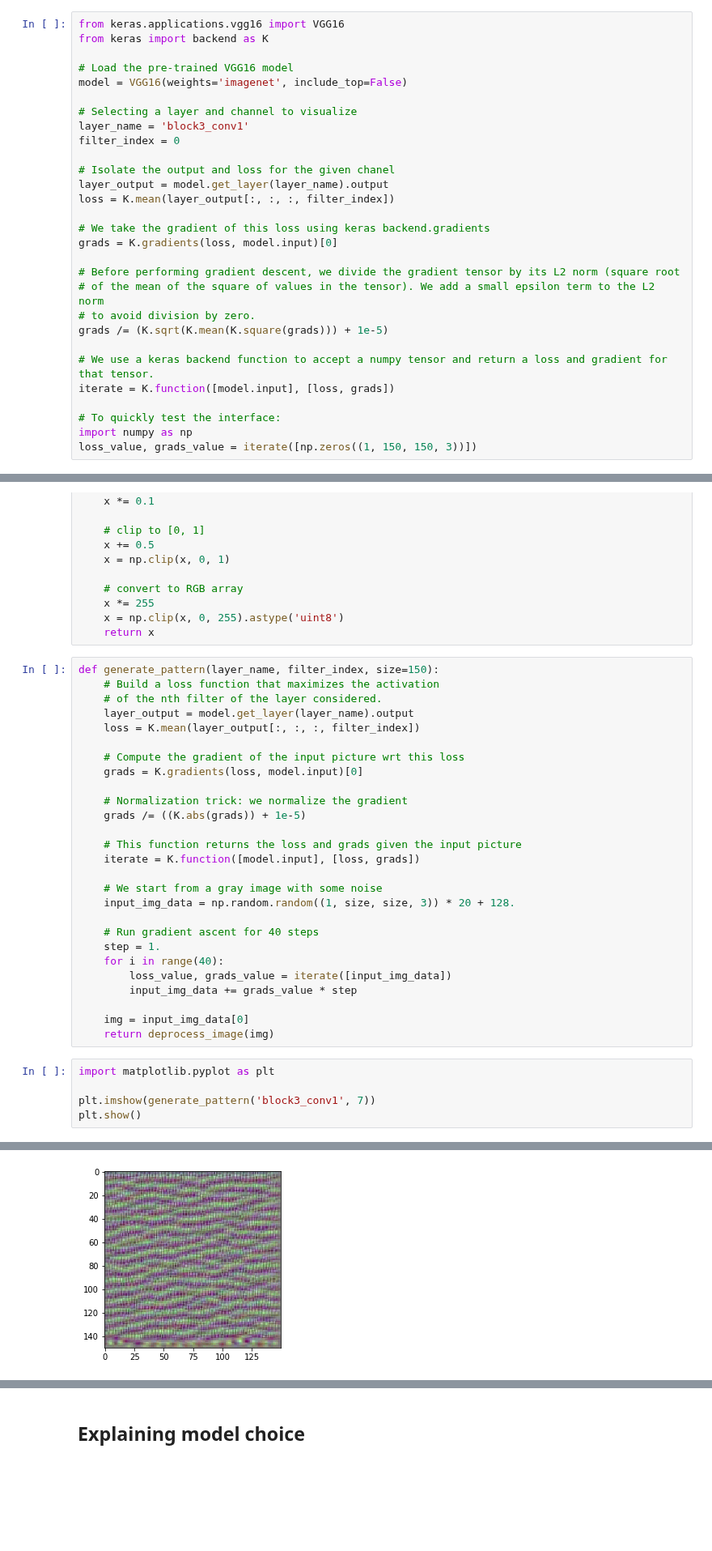
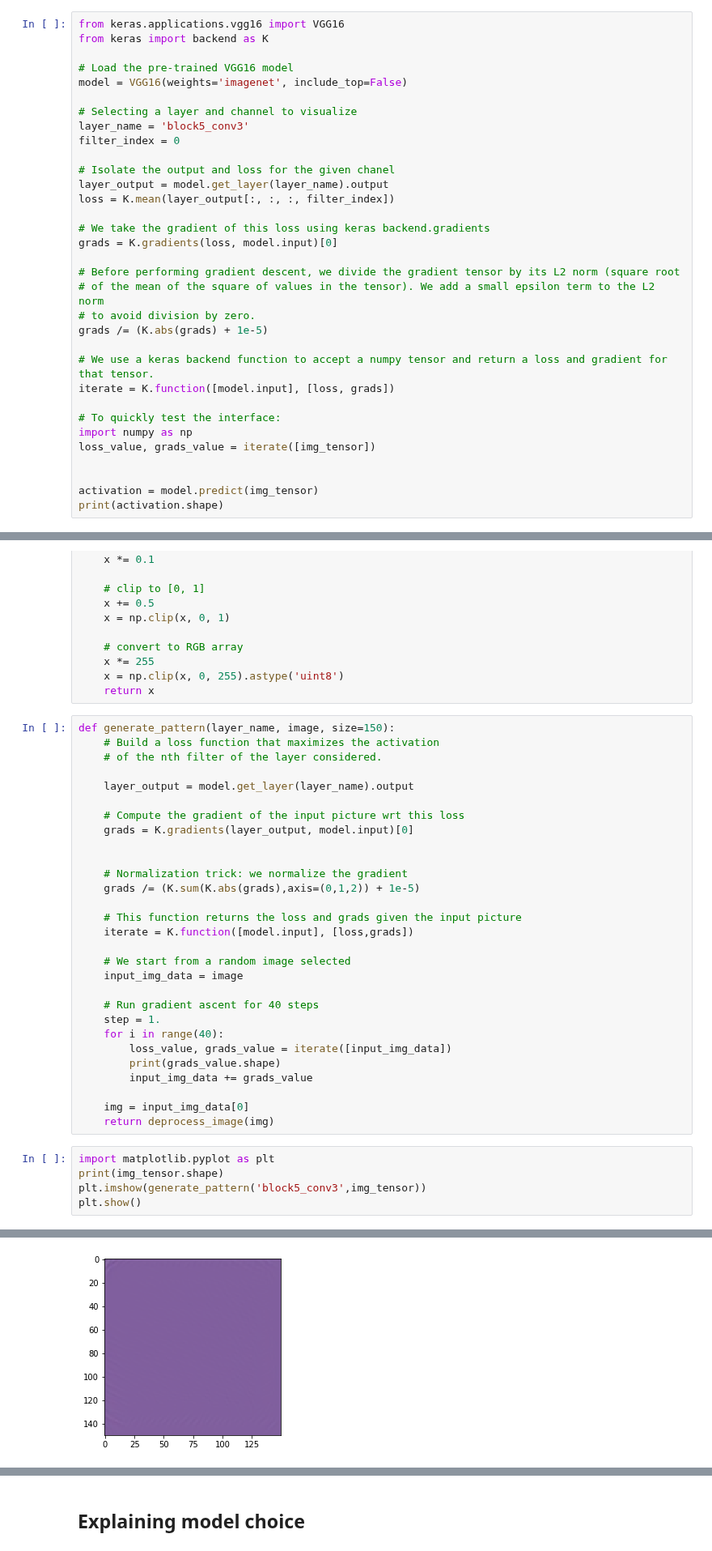
Before and after one commit to l1onh3art88/ml-lab2, a Jupyter notebook: 8000-lab1/CNN Visualization.ipynb, the cells around one changed output, grey strips where cells are left out. Shown at 81% size. Drawn from its saved outputs; the diff is of its cells as text; blank space fills up the shorter version.

```diff
--- a/8000-lab1/CNN Visualization.ipynb
+++ b/8000-lab1/CNN Visualization.ipynb
@@ -19,7 +51,7 @@ from keras import backend as K
 model = VGG16(weights='imagenet', include_top=False)
 
 # Selecting a layer and channel to visualize
-layer_name = 'block3_conv1'
+layer_name = 'block5_conv3'
 filter_index = 0
 
 # Isolate the output and loss for the given chanel
@@ -32,12 +64,16 @@ grads = K.gradients(loss, model.input)[0]
 # Before performing gradient descent, we divide the gradient tensor by its L2 norm (square root
 # of the mean of the square of values in the tensor). We add a small epsilon term to the L2 norm
 # to avoid division by zero.
-grads /= (K.sqrt(K.mean(K.square(grads))) + 1e-5)
+grads /= (K.abs(grads) + 1e-5)
 
 # We use a keras backend function to accept a numpy tensor and return a loss and gradient for that tensor.
 iterate = K.function([model.input], [loss, grads])
 
 # To quickly test the interface:
 import numpy as np
-loss_value, grads_value = iterate([np.zeros((1, 150, 150, 3))])
+loss_value, grads_value = iterate([img_tensor])
+
+
+activation = model.predict(img_tensor)
+print(activation.shape)
 # %% [output]
@@ -62,35 +101,37 @@ def deprocess_image(x):
     x = np.clip(x, 0, 255).astype('uint8')
     return x
 # %%
-def generate_pattern(layer_name, filter_index, size=150):
+def generate_pattern(layer_name, image, size=150):
     # Build a loss function that maximizes the activation
     # of the nth filter of the layer considered.
+
     layer_output = model.get_layer(layer_name).output
-    loss = K.mean(layer_output[:, :, :, filter_index])
 
     # Compute the gradient of the input picture wrt this loss
-    grads = K.gradients(loss, model.input)[0]
+    grads = K.gradients(layer_output, model.input)[0]
+
 
     # Normalization trick: we normalize the gradient
-    grads /= ((K.abs(grads)) + 1e-5)
+    grads /= (K.sum(K.abs(grads),axis=(0,1,2)) + 1e-5)
 
     # This function returns the loss and grads given the input picture
-    iterate = K.function([model.input], [loss, grads])
+    iterate = K.function([model.input], [loss,grads])
 
-    # We start from a gray image with some noise
-    input_img_data = np.random.random((1, size, size, 3)) * 20 + 128.
+    # We start from a random image selected
+    input_img_data = image
 
     # Run gradient ascent for 40 steps
     step = 1.
     for i in range(40):
         loss_value, grads_value = iterate([input_img_data])
-        input_img_data += grads_value * step
+        print(grads_value.shape)
+        input_img_data += grads_value
 
     img = input_img_data[0]
     return deprocess_image(img)
 # %%
 import matplotlib.pyplot as plt
-
-plt.imshow(generate_pattern('block3_conv1', 7))
+print(img_tensor.shape)
+plt.imshow(generate_pattern('block5_conv3',img_tensor))
 plt.show()
 # %% [output]
@@ -97,4 +155,4 @@ plt.show()
-[figure, old version]
+[figure, new version]
 # %%
 model.summary()
 # %% [output]
```
Also changed, not shown: parts of 7 cells of this notebook, 1 other file.
